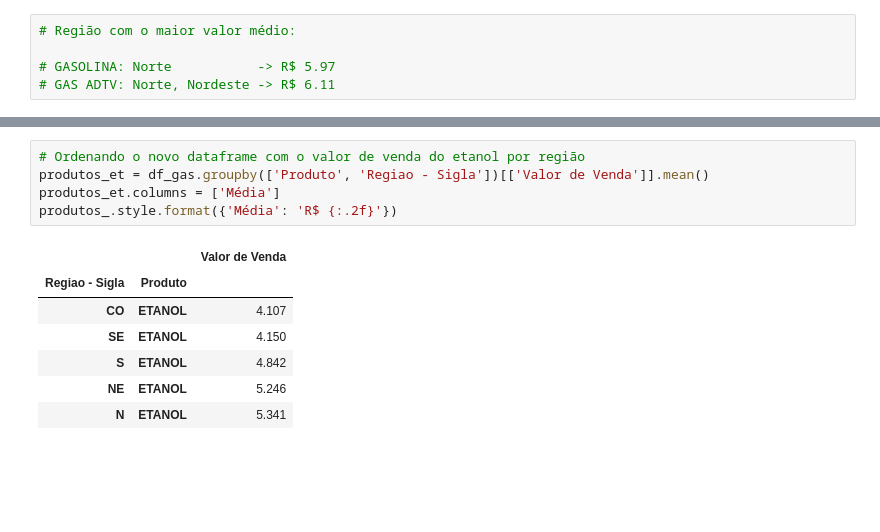
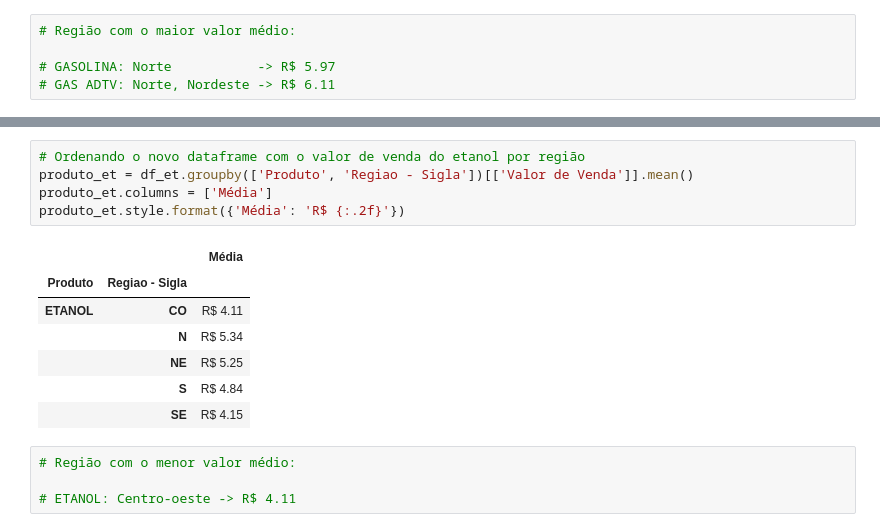
Before and after one commit to pedrorcm/Analise-Combustiveis-M4, a Jupyter notebook: perg_7_8/main.ipynb, the cells around one changed output, grey strips where cells are left out. Saved outputs shown, nothing was run; the diff lists cells and outputs as text; blank space fills up the shorter version.

```diff
--- a/perg_7_8/main.ipynb
+++ b/perg_7_8/main.ipynb
@@ -158,14 +158,18 @@ df_et.head()
 | 13 | NE | PI | TERESINA | POSTO SANTA MARIA LTDA | 08.203.364/0001-80 | AVENIDA PREFEITO WALL FERRAZ | 9365 | ... |
 # %%
 # Ordenando o novo dataframe com o valor de venda do etanol por região
-produtos_et = df_gas.groupby(['Produto', 'Regiao - Sigla'])[['Valor de Venda']].mean()
-produtos_et.columns = ['Média']
-produtos_.style.format({'Média': 'R$ {:.2f}'})
+produto_et = df_et.groupby(['Produto', 'Regiao - Sigla'])[['Valor de Venda']].mean()
+produto_et.columns = ['Média']
+produto_et.style.format({'Média': 'R$ {:.2f}'})
 # %% [output]
-|  |  | Valor de Venda |
-| Regiao - Sigla | Produto |  |
-| CO | ETANOL | 4.107 |
-| SE | ETANOL | 4.150 |
-| S | ETANOL | 4.842 |
-| NE | ETANOL | 5.246 |
-| N | ETANOL | 5.341 |
+|  |  | Média |
+| Produto | Regiao - Sigla |  |
+| ETANOL | CO | R$ 4.11 |
+|  | N | R$ 5.34 |
+|  | NE | R$ 5.25 |
+|  | S | R$ 4.84 |
+|  | SE | R$ 4.15 |
+# %%
+# Região com o menor valor médio:
+
+# ETANOL: Centro-oeste -> R$ 4.11
```
